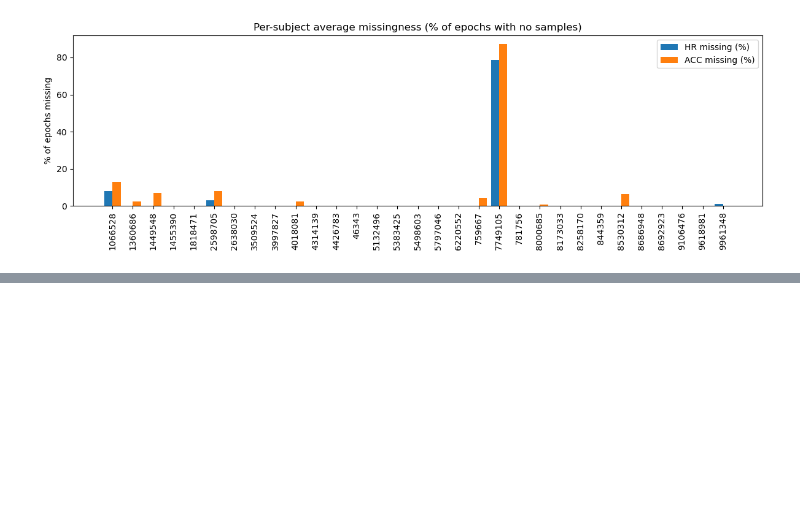
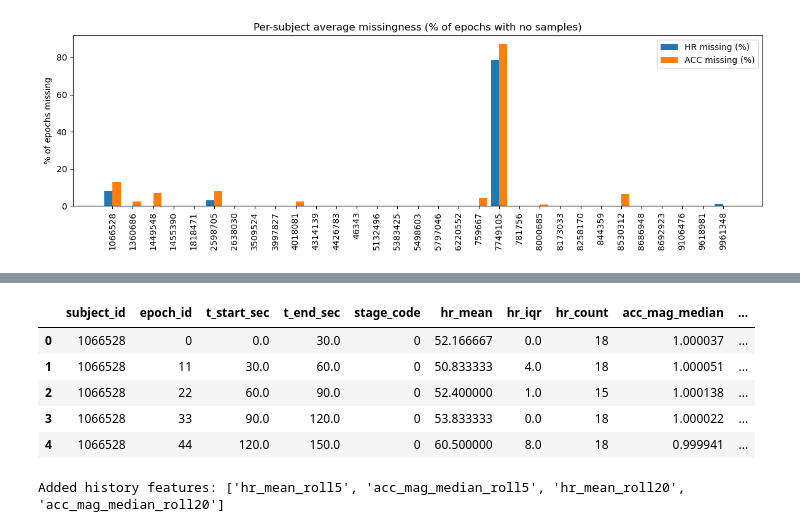
Before and after one commit to ChouaibB/wearables-ml-examples, a Jupyter notebook: notebooks/03_sleep_stage_classification_from_wrist_acc_hr_sleep_accel.ipynb, the cells around one changed output, grey strips where cells are left out. Saved outputs shown, nothing was run; the diff lists cells and outputs as text; code cells hidden in the pictures; blank space fills up the shorter version.

Commit message:
computing and adding the causal history feats.

```diff
--- a/notebooks/03_sleep_stage_classification_from_wrist_acc_hr_sleep_accel.ipynb
+++ b/notebooks/03_sleep_stage_classification_from_wrist_acc_hr_sleep_accel.ipynb
@@ -405,0 +416,25 @@ plt.show()
+# %%
+# Make sure epochs are in time order within each subject
+epoch_features = epoch_features.sort_values(["subject_id", "t_start_sec"]).reset_index(drop=True)
+
+HISTORY_WINDOWS = [5, 20]
+BASE_FOR_HISTORY = ["hr_mean", "acc_mag_median"]
+
+for w in HISTORY_WINDOWS:
+    for col in BASE_FOR_HISTORY:
+        new_col = f"{col}_roll{w}"
+        epoch_features[new_col] = (
+            epoch_features.groupby("subject_id")[col]
+            .transform(lambda s: s.shift(1).rolling(window=w, min_periods=1).mean())
+        )
+
+display(epoch_features.head())
+print("Added history features:", [c for c in epoch_features.columns if "roll" in c])
+# %% [output]
+|  | subject_id | epoch_id | t_start_sec | t_end_sec | stage_code | hr_mean | hr_iqr | hr_count | acc_mag_median | ... |
+| 0 | 1066528 | 0 | 0.0 | 30.0 | 0 | 52.166667 | 0.0 | 18 | 1.000037 | ... |
+| 1 | 1066528 | 11 | 30.0 | 60.0 | 0 | 50.833333 | 4.0 | 18 | 1.000051 | ... |
+| 2 | 1066528 | 22 | 60.0 | 90.0 | 0 | 52.400000 | 1.0 | 15 | 1.000138 | ... |
+| 3 | 1066528 | 33 | 90.0 | 120.0 | 0 | 53.833333 | 0.0 | 18 | 1.000022 | ... |
+| 4 | 1066528 | 44 | 120.0 | 150.0 | 0 | 60.500000 | 8.0 | 18 | 0.999941 | ... |
+Added history features: ['hr_mean_roll5', 'acc_mag_median_roll5', 'hr_mean_roll20', 'acc_mag_median_roll20']
```
Also changed, not shown: parts of 1 cell of this notebook.
